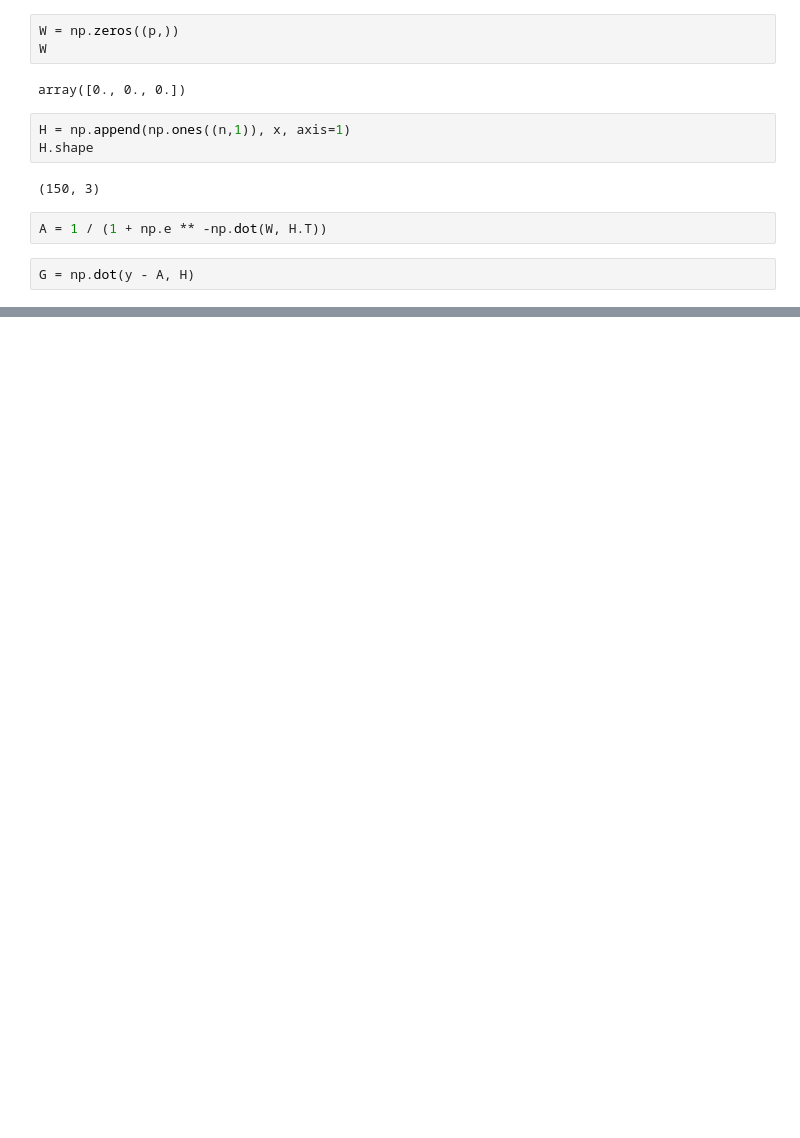
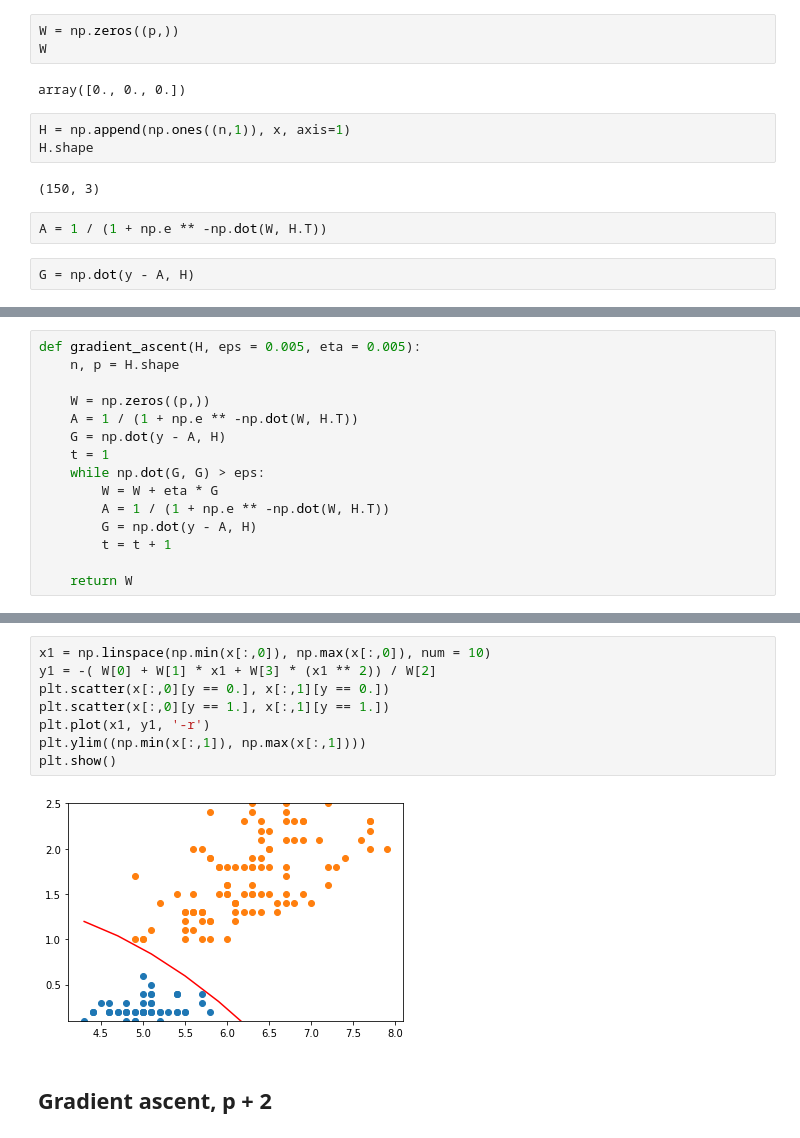
Before and after one commit to valdasraps/ml-examples, a Jupyter notebook: notebooks/LogisticRegression.ipynb, the cells around one changed output, grey strips where cells are left out. Cells and saved outputs as stored; diff of their text form; blank space fills up the shorter version.

```diff
--- a/notebooks/LogisticRegression.ipynb
+++ b/notebooks/LogisticRegression.ipynb
@@ -88,0 +99,15 @@ plt.show()
+# %%
+def gradient_ascent(H, eps = 0.005, eta = 0.005):
+    n, p = H.shape
+
+    W = np.zeros((p,))
+    A = 1 / (1 + np.e ** -np.dot(W, H.T))
+    G = np.dot(y - A, H)
+    t = 1
+    while np.dot(G, G) > eps:
+        W = W + eta * G
+        A = 1 / (1 + np.e ** -np.dot(W, H.T))
+        G = np.dot(y - A, H)
+        t = t + 1
+
+    return W
@@ -88,0 +119,12 @@ plt.show()
+# %%
+x1 = np.linspace(np.min(x[:,0]), np.max(x[:,0]), num = 10)
+y1 = -( W[0] + W[1] * x1 + W[3] * (x1 ** 2)) / W[2]
+plt.scatter(x[:,0][y == 0.], x[:,1][y == 0.])
+plt.scatter(x[:,0][y == 1.], x[:,1][y == 1.])
+plt.plot(x1, y1, '-r')
+plt.ylim((np.min(x[:,1]), np.max(x[:,1])))
+plt.show()
+# %% [output]
+[figure, added]
+# %% [markdown]
+## Gradient ascent, p + 2
```
Also changed, not shown: parts of 14 cells of this notebook.
